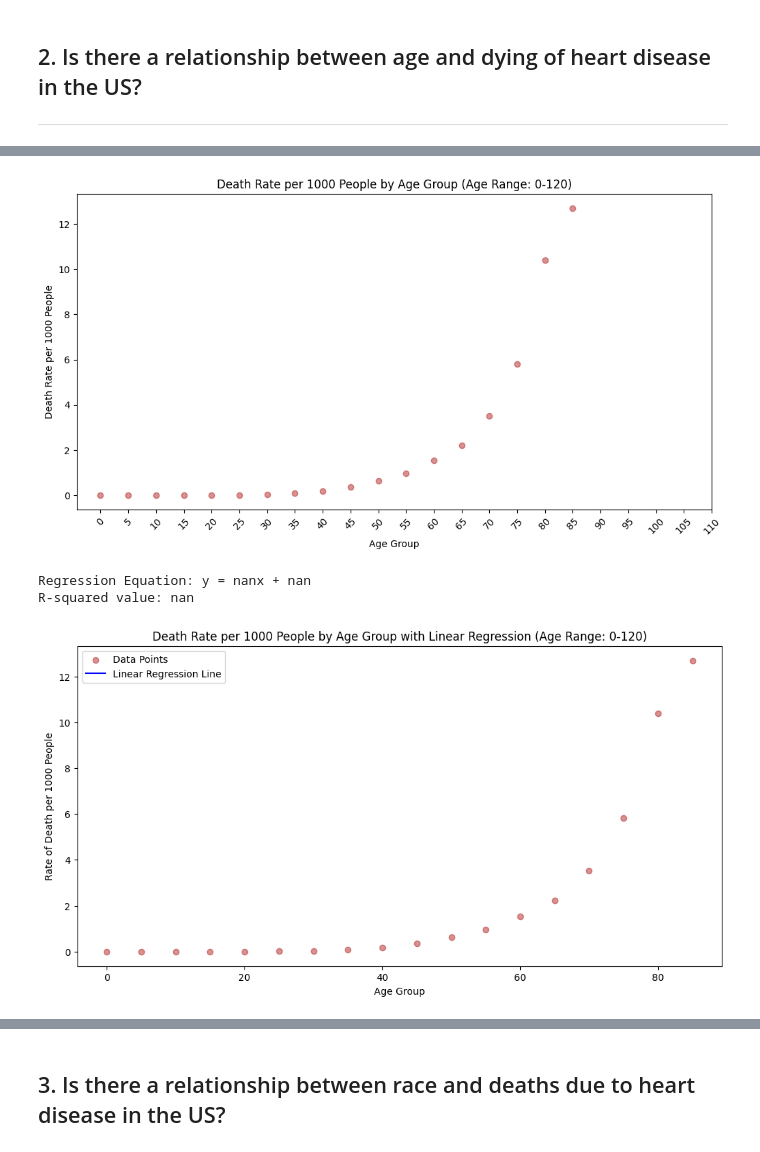
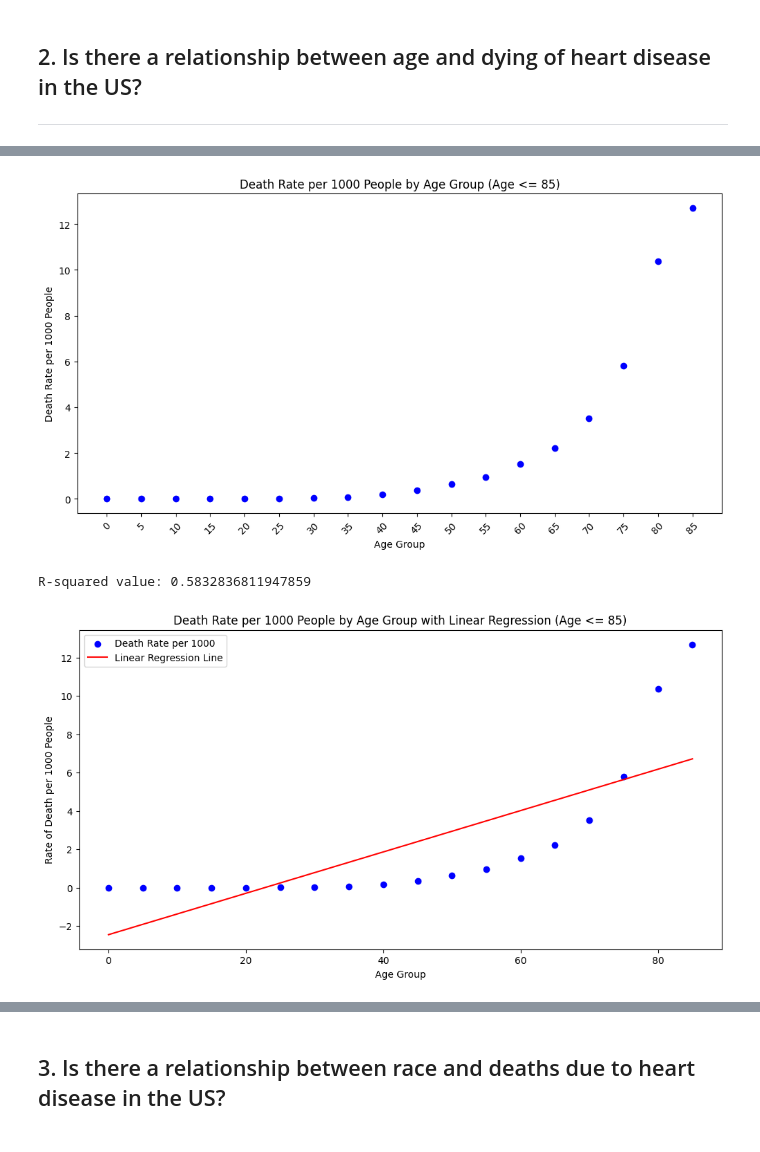
Before and after one commit to azmedtech/ASU_DA_Project1_Team2, a Jupyter notebook: Heart_Disease_2005.ipynb, the cells around one changed output, grey strips where cells are left out. Saved outputs shown, nothing was run; the diff lists cells and outputs as text; code cells hidden in the pictures.

Commit message:
final finished 2005 Heart Disease analysis code

```diff
--- a/Heart_Disease_2005.ipynb
+++ b/Heart_Disease_2005.ipynb
@@ -556,3 +551,11 @@ print(death_rate_per_1000)
 115          NaN
 995          NaN
 dtype: float64
+# %%
+#Remove data for ages > 85 (Census has no general population data available over this age so no rate of death can be calculated)
+
+# Filter out data above age 85
+death_rate_per_1000_filtered = death_rate_per_1000[death_rate_per_1000.index <= 85]
+
+# Display the death rate per 1000 people for each five-year age group below or equal to 85
+print(death_rate_per_1000_filtered)
@@ -559,35 +582,23 @@ dtype: float64
 # %%
-# Create a scatter plot of the rate of death (per 1000 people in total population) due to heart disease
+# Create a scatter plot of the rate of death (per 1000 people in total population) due to heart disease, up to age 85
 
-# Define data points every 5 years to provide more data points for plotting
-filtered_df["age_group"] = ((filtered_df["detail_age"] - 1) // 5) * 5
-
-# Group by age group and calculate the death rate per 1000 people in each group
-death_rate_per_1000 = death_rate_per_1000.reindex(filtered_df["age_group"].unique())  # Match death rates to age groups
-
-# Create a scatter plot of death rate per 1000 people by age group
+# Create a scatter plot of the filtered death rate data
 plt.figure(figsize=(12, 6))
-plt.scatter(death_rate_per_1000.index, death_rate_per_1000, color="firebrick", alpha=0.5)
-plt.title("Death Rate per 1000 People by Age Group (Age Range: 0-120)")
-plt.xlabel("Age Group")
-plt.ylabel("Death Rate per 1000 People")
-plt.xticks(death_rate_per_1000.index, rotation=45)
+plt.scatter(death_rate_per_1000_filtered.index, death_rate_per_1000_filtered, color='b', label='Death Rate per 1000')
+plt.title('Death Rate per 1000 People by Age Group (Age <= 85)')
+plt.xlabel('Age Group')
+plt.ylabel('Death Rate per 1000 People')
+plt.xticks(death_rate_per_1000_filtered.index, rotation=45)
+plt.savefig("visuals/Heart_Fig5.png")
 plt.show()
 # %% [output]
-[figure, old version]
+[figure, new version]
 # %%
 #Determine if there is a relationship between age and rate of death due to heart disease using linear regression analysis
 
-# Define x and y values for the linear regression analysis
-x_values = death_rate_per_1000.index
-y_values = death_rate_per_1000.values
-
-# Perform linear regression analysis
-slope, intercept, r_value, p_value, std_err = linregress(x_values, y_values)
-
-# Calculate the regression line
-regression_line = slope * x_values + intercept
-print(f"Regression Equation: y = {slope:.2f}x + {intercept:.2f}")
+# Calculate the linear regression line
+slope, intercept, r_value, p_value, std_err = linregress(death_rate_per_1000_filtered.index, death_rate_per_1000_filtered)
+regression_line = slope * death_rate_per_1000_filtered.index + intercept
 
 # Calculate R-squared value
 r_squared = r_value ** 2
@@ -595,14 +606,14 @@ print(f"R-squared value: {r_squared}")
 
 # Create a scatter plot with the linear regression line
 plt.figure(figsize=(12, 6))
-plt.scatter(x_values, y_values, color="firebrick", alpha=0.5, label='Data Points')
-plt.plot(x_values, regression_line, color='blue', label='Linear Regression Line')
-plt.title("Death Rate per 1000 People by Age Group with Linear Regression (Age Range: 0-120)")
+plt.scatter(death_rate_per_1000_filtered.index, death_rate_per_1000_filtered, color='b', label='Death Rate per 1000')
+plt.plot(death_rate_per_1000_filtered.index, regression_line, color='r', label='Linear Regression Line')
+plt.title('Death Rate per 1000 People by Age Group with Linear Regression (Age <= 85)')
 plt.xlabel("Age Group")
 plt.ylabel("Rate of Death per 1000 People")
 plt.legend()
+plt.savefig("visuals/Heart_Fig6.png")
 plt.show()
 # %% [output]
-Regression Equation: y = nanx + nan
-R-squared value: nan
+R-squared value: 0.5832836811947859
-[figure, old version]
+[figure, new version]
```
Also changed, not shown: parts of 44 cells of this notebook, 7 other files.
